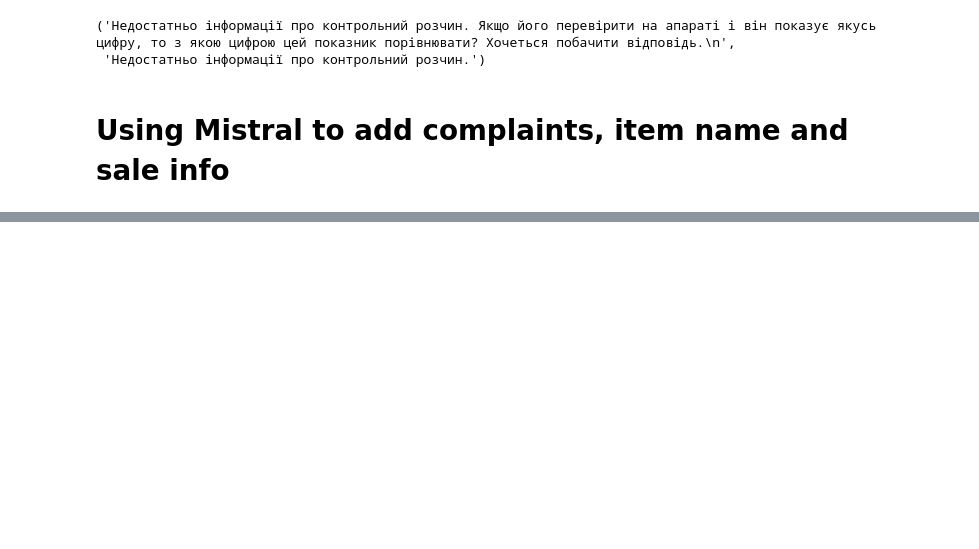
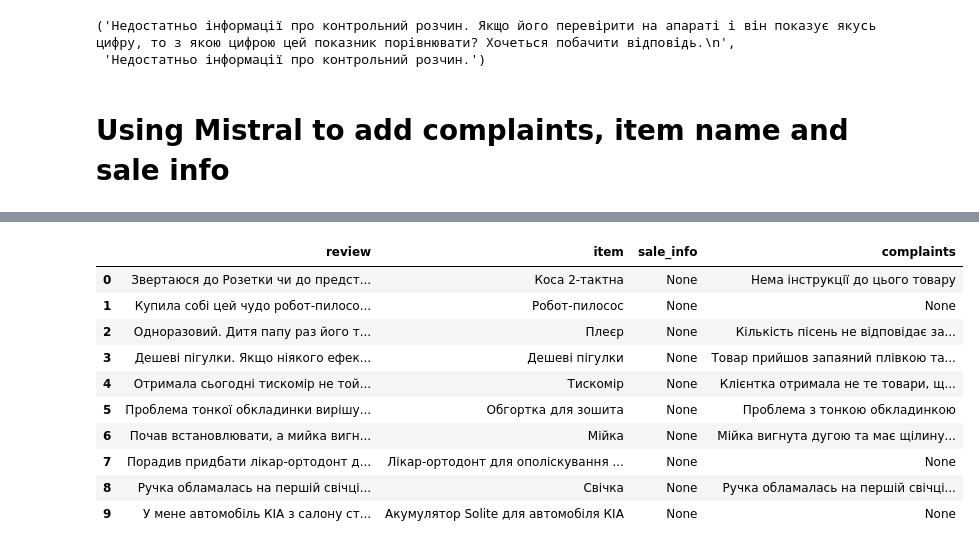
Before and after one commit to Hospodarskyy/internship_task, a Jupyter notebook: test.ipynb, the cells around one changed output, grey strips where cells are left out. Drawn from its saved outputs; the diff is of its cells as text; code cells hidden in the pictures; blank space fills up the shorter version.

```diff
--- a/test.ipynb
+++ b/test.ipynb
@@ -459,0 +496,14 @@ df_new.head()
+# %%
+df_new.head(10)
+# %% [output]
+|  | review | item | sale_info | complaints |
+| 0 | Звертаюся до Розетки чи до предст... | Коса 2-тактна | None | Нема інструкції до цього товару |
+| 1 | Купила собі цей чудо робот-пилосо... | Робот-пилосос | None | None |
+| 2 | Одноразовий. Дитя папу раз його т... | Плеєр | None | Кількість пісень не відповідає за... |
+| 3 | Дешеві пігулки. Якщо ніякого ефек... | Дешеві пігулки | None | Товар прийшов запаяний плівкою та... |
+| 4 | Отримала сьогодні тискомір не той... | Тискомір | None | Клієнтка отримала не те товари, щ... |
+| 5 | Проблема тонкої обкладинки вирішу... | Обгортка для зошита | None | Проблема з тонкою обкладинкою |
+| 6 | Почав встановлювати, а мийка вигн... | Мійка | None | Мійка вигнута дугою та має щілину... |
+| 7 | Порадив придбати лікар-ортодонт д... | Лікар-ортодонт для ополіскування ... | None | None |
+| 8 | Ручка обламалась на першій свічці... | Свічка | None | Ручка обламалась на першій свічці... |
+| 9 | У мене автомобіль КІА з салону ст... | Акумулятор Solite для автомобіля КІА | None | None |
```
Also changed, not shown: parts of 9 cells of this notebook.
